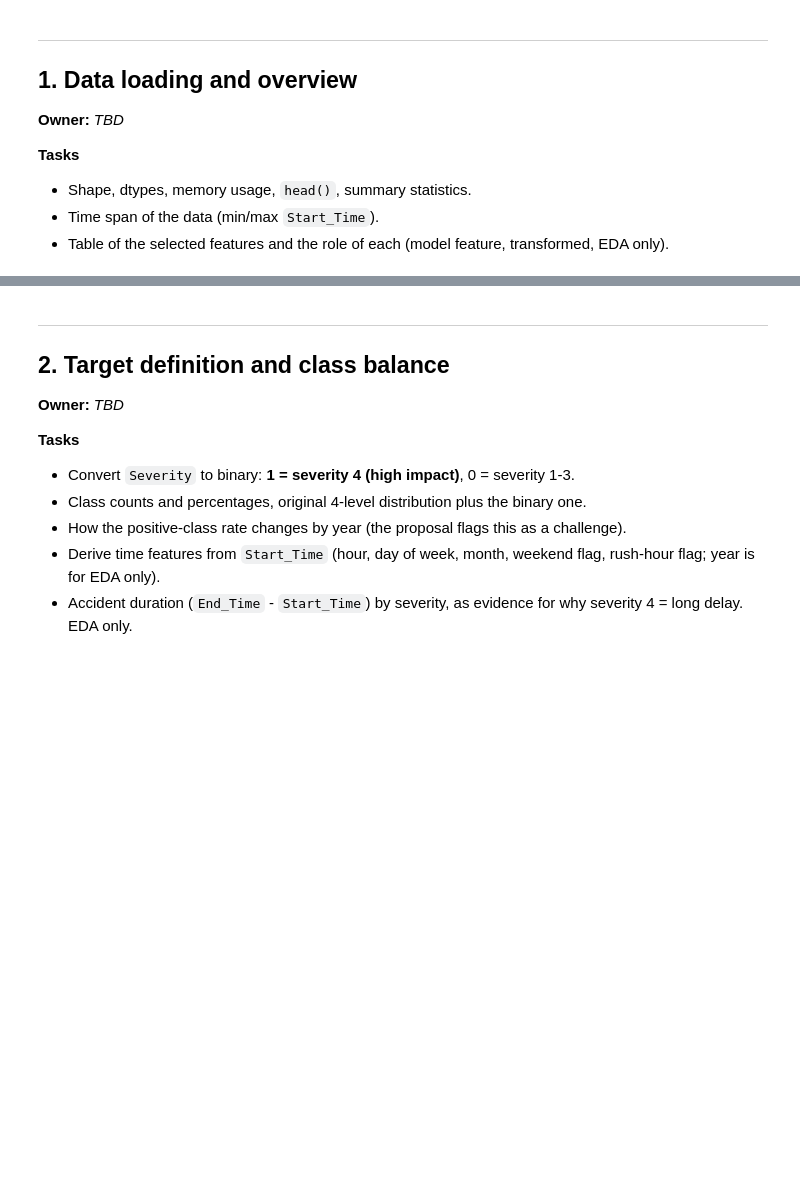
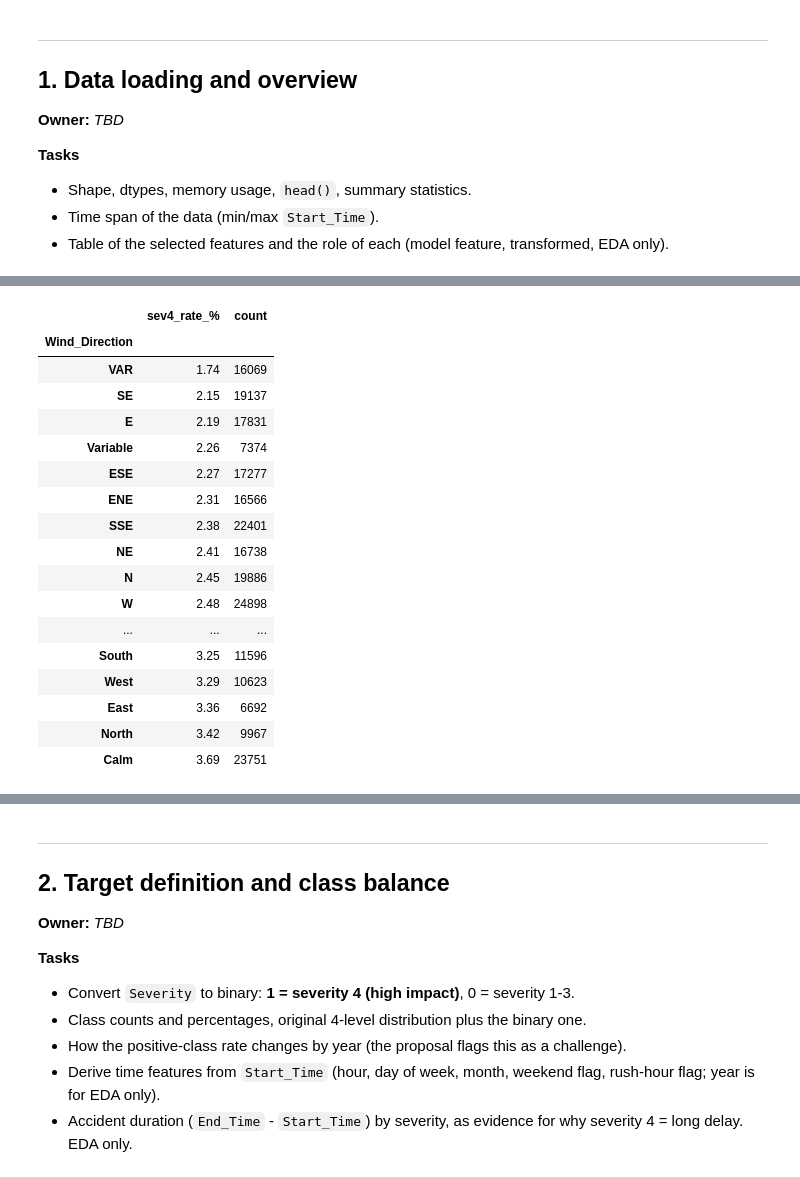
Before and after one commit to RayanMaknojia/Us-accidents---traffic-severity, a Jupyter notebook: EDA_notebook.ipynb, the cells around one changed output, grey strips where cells are left out. Saved outputs shown, nothing was run; the diff lists cells and outputs as text; code cells hidden in the pictures; blank space fills up the shorter version.

```diff
--- a/EDA_notebook.ipynb
+++ b/EDA_notebook.ipynb
@@ -151,0 +247,23 @@ feature_table
+# %%
+wd = df.groupby("Wind_Direction")["target"].agg(["mean", "count"])
+wd["sev4_rate_%"] = (wd["mean"] * 100).round(2)
+display(wd[["sev4_rate_%", "count"]].sort_values("sev4_rate_%"))
+# %% [output]
+|  | sev4_rate_% | count |
+| Wind_Direction |  |  |
+| VAR | 1.74 | 16069 |
+| SE | 2.15 | 19137 |
+| E | 2.19 | 17831 |
+| Variable | 2.26 | 7374 |
+| ESE | 2.27 | 17277 |
+| ENE | 2.31 | 16566 |
+| SSE | 2.38 | 22401 |
+| NE | 2.41 | 16738 |
+| N | 2.45 | 19886 |
+| W | 2.48 | 24898 |
+| ... | ... | ... |
+| South | 3.25 | 11596 |
+| West | 3.29 | 10623 |
+| East | 3.36 | 6692 |
+| North | 3.42 | 9967 |
+| Calm | 3.69 | 23751 |
```
Also changed, not shown: parts of 36 cells of this notebook.
